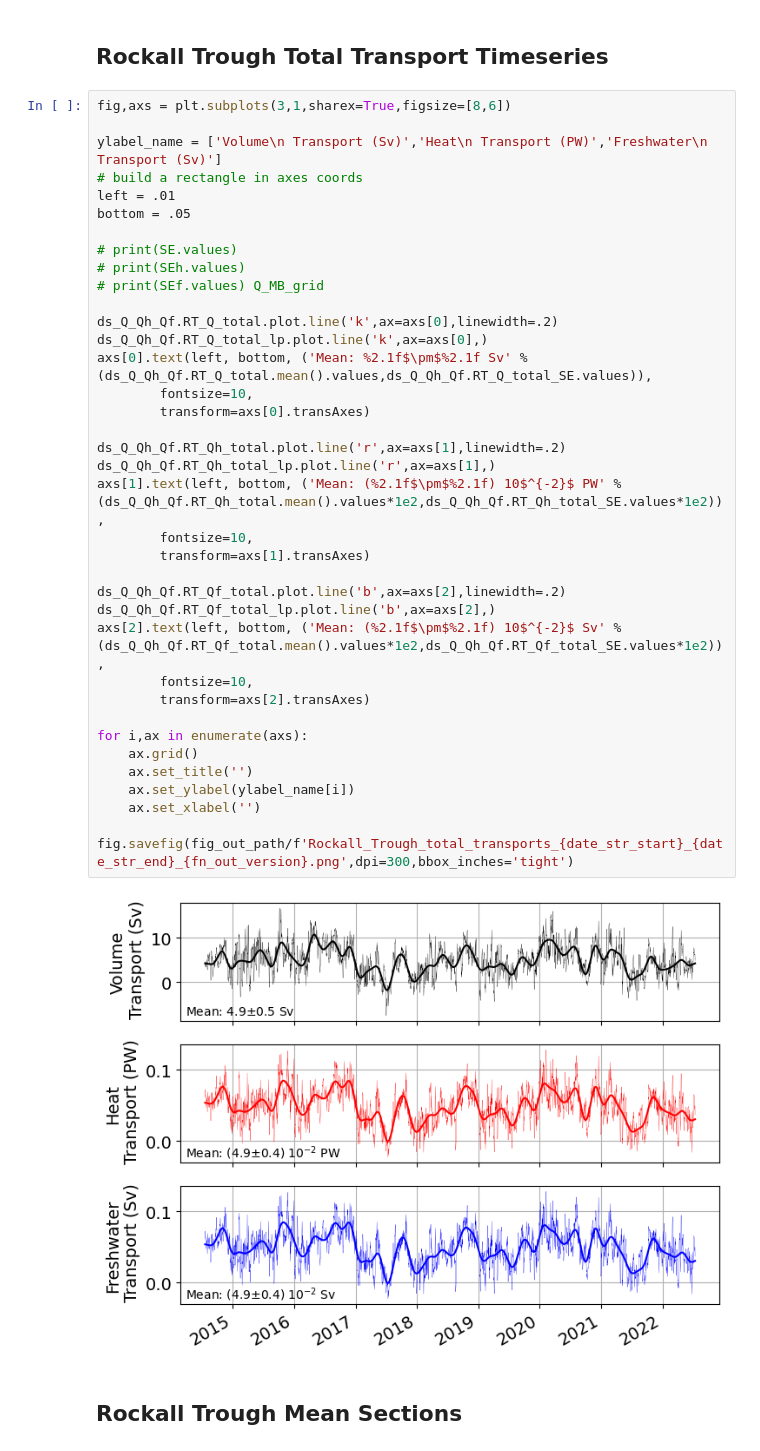
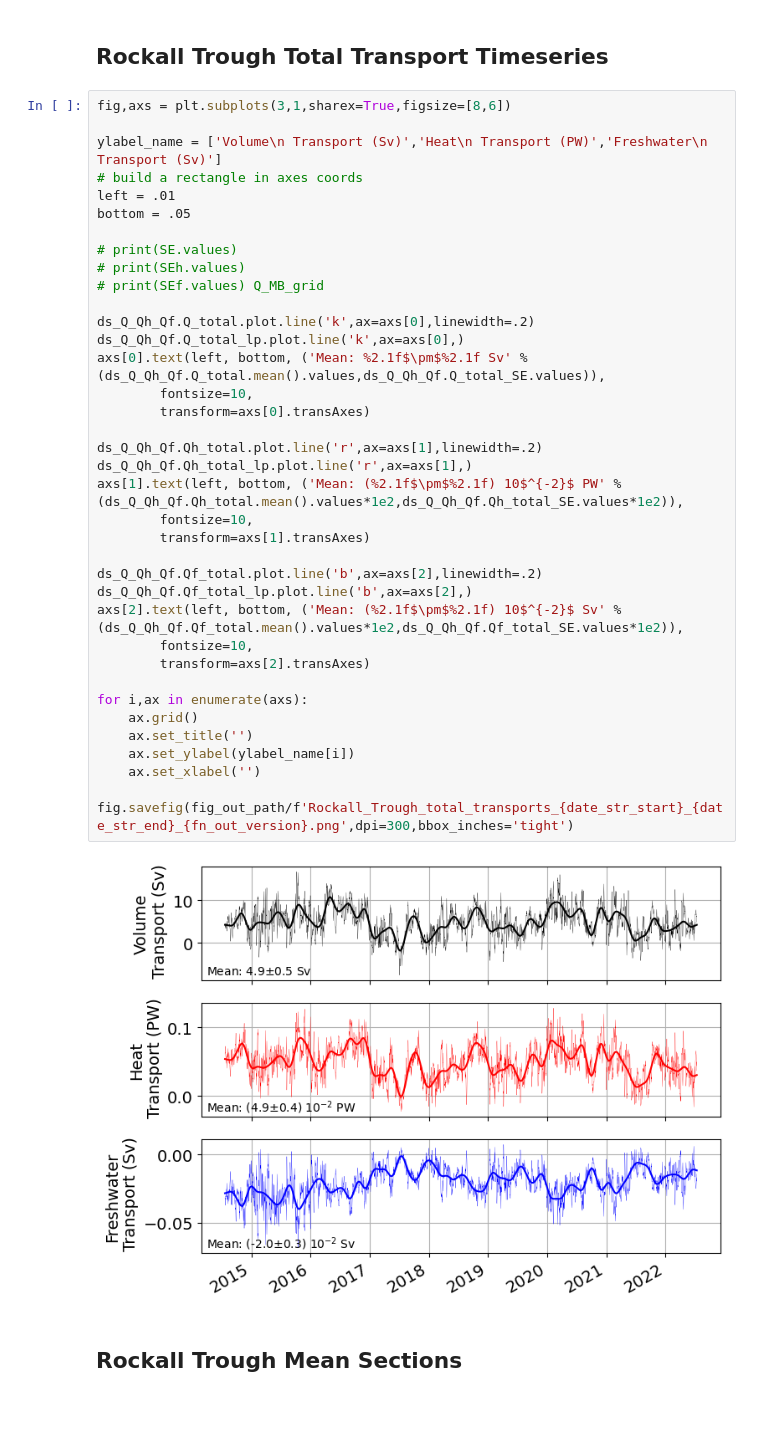
Before and after one commit to ScotMarPhys/Rockall_Trough_Transports, a Jupyter notebook: notebooks/1.0_Rockall_Trough_transports_2014_2022_v0.ipynb, the cells around one changed output. Cells and saved outputs as stored; diff of their text form; blank space fills up the shorter version.

```diff
--- a/notebooks/1.0_Rockall_Trough_transports_2014_2022_v0.ipynb
+++ b/notebooks/1.0_Rockall_Trough_transports_2014_2022_v0.ipynb
@@ -452,42 +444,42 @@ fig.savefig(fig_out_path/f'Rockall_Trough_freshwater_transports_{date_str_start}
 # %%
 fig,axs = plt.subplots(3,1,sharex=True,figsize=[8,6])
 
 ylabel_name = ['Volume\n Transport (Sv)','Heat\n Transport (PW)','Freshwater\n Transport (Sv)']
 # build a rectangle in axes coords
 left = .01
 bottom = .05
 
 # print(SE.values)
 # print(SEh.values)
 # print(SEf.values) Q_MB_grid
 
-ds_Q_Qh_Qf.RT_Q_total.plot.line('k',ax=axs[0],linewidth=.2)
-ds_Q_Qh_Qf.RT_Q_total_lp.plot.line('k',ax=axs[0],)
-axs[0].text(left, bottom, ('Mean: %2.1f$\pm$%2.1f Sv' %(ds_Q_Qh_Qf.RT_Q_total.mean().values,ds_Q_Qh_Qf.RT_Q_total_SE.values)),
+ds_Q_Qh_Qf.Q_total.plot.line('k',ax=axs[0],linewidth=.2)
+ds_Q_Qh_Qf.Q_total_lp.plot.line('k',ax=axs[0],)
+axs[0].text(left, bottom, ('Mean: %2.1f$\pm$%2.1f Sv' %(ds_Q_Qh_Qf.Q_total.mean().values,ds_Q_Qh_Qf.Q_total_SE.values)),
         fontsize=10,
         transform=axs[0].transAxes)
 
-ds_Q_Qh_Qf.RT_Qh_total.plot.line('r',ax=axs[1],linewidth=.2)
-ds_Q_Qh_Qf.RT_Qh_total_lp.plot.line('r',ax=axs[1],)
-axs[1].text(left, bottom, ('Mean: (%2.1f$\pm$%2.1f) 10$^{-2}$ PW' %(ds_Q_Qh_Qf.RT_Qh_total.mean().values*1e2,ds_Q_Qh_Qf.RT_Qh_total_SE.values*1e2)),
+ds_Q_Qh_Qf.Qh_total.plot.line('r',ax=axs[1],linewidth=.2)
+ds_Q_Qh_Qf.Qh_total_lp.plot.line('r',ax=axs[1],)
+axs[1].text(left, bottom, ('Mean: (%2.1f$\pm$%2.1f) 10$^{-2}$ PW' %(ds_Q_Qh_Qf.Qh_total.mean().values*1e2,ds_Q_Qh_Qf.Qh_total_SE.values*1e2)),
         fontsize=10,
         transform=axs[1].transAxes)
 
-ds_Q_Qh_Qf.RT_Qf_total.plot.line('b',ax=axs[2],linewidth=.2)
-ds_Q_Qh_Qf.RT_Qf_total_lp.plot.line('b',ax=axs[2],)
-axs[2].text(left, bottom, ('Mean: (%2.1f$\pm$%2.1f) 10$^{-2}$ Sv' %(ds_Q_Qh_Qf.RT_Qf_total.mean().values*1e2,ds_Q_Qh_Qf.RT_Qf_total_SE.values*1e2)),
+ds_Q_Qh_Qf.Qf_total.plot.line('b',ax=axs[2],linewidth=.2)
+ds_Q_Qh_Qf.Qf_total_lp.plot.line('b',ax=axs[2],)
+axs[2].text(left, bottom, ('Mean: (%2.1f$\pm$%2.1f) 10$^{-2}$ Sv' %(ds_Q_Qh_Qf.Qf_total.mean().values*1e2,ds_Q_Qh_Qf.Qf_total_SE.values*1e2)),
         fontsize=10,
         transform=axs[2].transAxes)
 
 for i,ax in enumerate(axs):
     ax.grid()
     ax.set_title('')
     ax.set_ylabel(ylabel_name[i])
     ax.set_xlabel('')
 
 fig.savefig(fig_out_path/f'Rockall_Trough_total_transports_{date_str_start}_{date_str_end}_{fn_out_version}.png',dpi=300,bbox_inches='tight')
 # %% [output]
-[figure, old version]
+[figure, new version]
 # %% [markdown]
 ## Rockall Trough Mean Sections
 # %%
```
Also changed, not shown: parts of 17 cells of this notebook, 4 other files.
